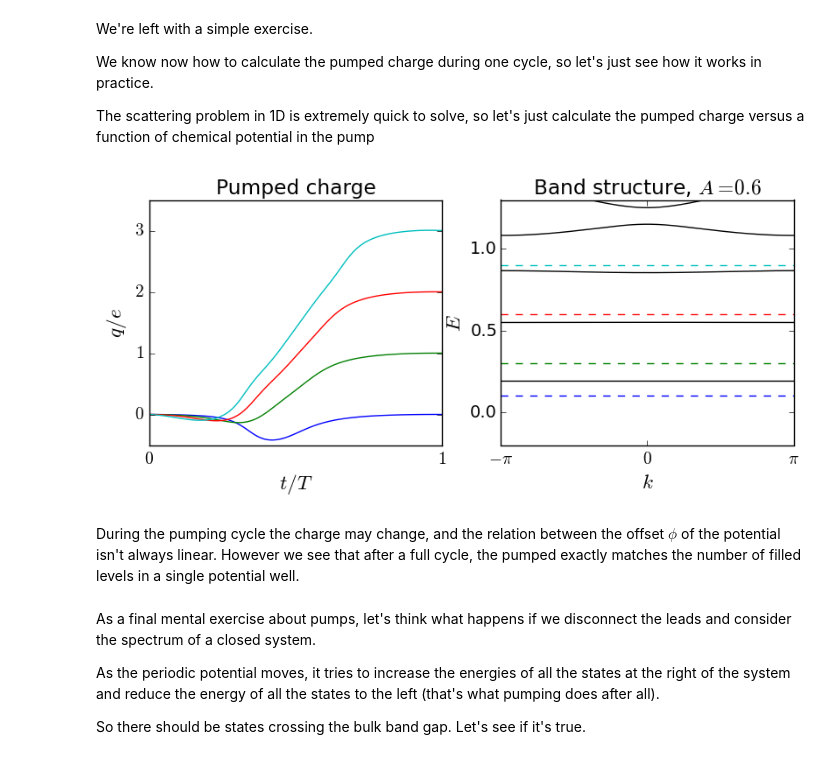
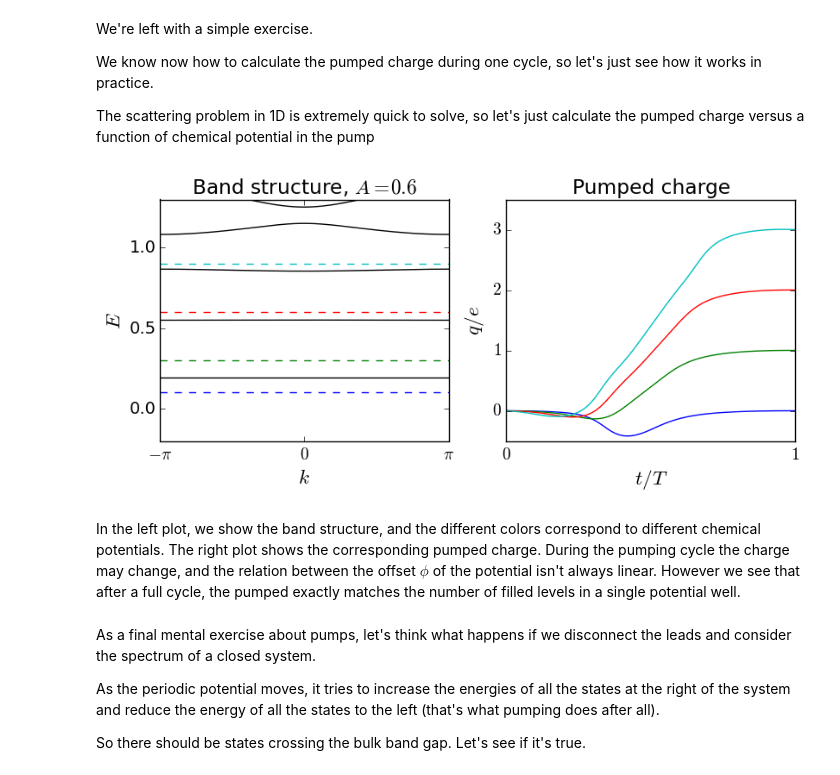
Before and after one commit to topocm/topocm_content, a Jupyter notebook: w3_pump_QHE/pumps.ipynb, the cells around one changed output. Saved outputs shown, nothing was run; the diff lists cells and outputs as text; code cells hidden in the pictures.

```diff
--- a/w3_pump_QHE/pumps.ipynb
+++ b/w3_pump_QHE/pumps.ipynb
@@ -433,44 +433,44 @@ def plot_charge(mu, ax):
     plt.plot(phases / (2 * np.pi), wn, '-', label='$\mu=%3.2f$' % mu)
 
 fig = plt.figure(figsize=[9.5, 3.5])
-ax = fig.add_subplot(1, 2, 1)
+ax = fig.add_subplot(1, 2, 2)
 mu_vals = [0.1, 0.3, 0.6, 0.9]
 for mu in mu_vals:
     plot_charge(mu, ax)
 ax.set_xticks([0, 1])
 ax.set_xticklabels(['$0$', '$1$'])
 ax.set_xlabel('$t/T$')
 ax.set_yticks(range(4))
 ax.set_yticklabels(['${0}$'.format(i) for i in range(4)])
 ax.set_ylabel('$q/e$')
 ax.set_ylim([-.5, 3.5])
 ax.set_title("Pumped charge")
 
-ax2 = fig.add_subplot(1, 2, 2)
+ax2 = fig.add_subplot(1, 2, 1)
 L   = 17
 par = SimpleNamespace(t=1, mu=0.0, A=.6, phase=0.0)
 
 sys = ts_modulated_wire(L)
 
 ax2.set_color_cycle(['k'])
 ax2.set_ylim(-.2,1.3)
 ax2.set_xlim([-np.pi, np.pi])
 
 ax2.set_title("Band structure, $A = %3.1f$" % par.A)
 
 ax2.set_xticks([-np.pi, 0.0, np.pi])
 ax2.set_xticklabels(['$-\pi$', '$0$', '$\pi$'])
 ax2.set_yticks([0, 0.5, 1.0])
 
 ax2.set_xlabel('$k$')
 ax2.set_ylabel('$E$')
 kwant.plotter.bands(sys, momenta=201, args=[par], ax=ax2)
 ax2.hlines(y=mu_vals, xmin=-np.pi, xmax=np.pi, colors=['b', 'g', 'r', 'c'],
            linestyles='--');
 # %% [output]
-[figure, old version]
+[figure, new version]
 # %% [markdown]
-During the pumping cycle the charge may change, and the relation between the offset $\phi$ of the potential isn't always linear. However we see that after a full cycle, the pumped exactly matches the number of filled levels in a single potential well.
+In the left plot, we show the band structure, and the different colors correspond to different chemical potentials. The right plot shows the corresponding pumped charge. During the pumping cycle the charge may change, and the relation between the offset $\phi$ of the potential isn't always linear. However we see that after a full cycle, the pumped exactly matches the number of filled levels in a single potential well.
 # %% [markdown]
 As a final mental exercise about pumps, let's think what happens if we disconnect the leads and consider the spectrum of a closed system.
 
```
Also changed, not shown: parts of 2 cells of this notebook.
